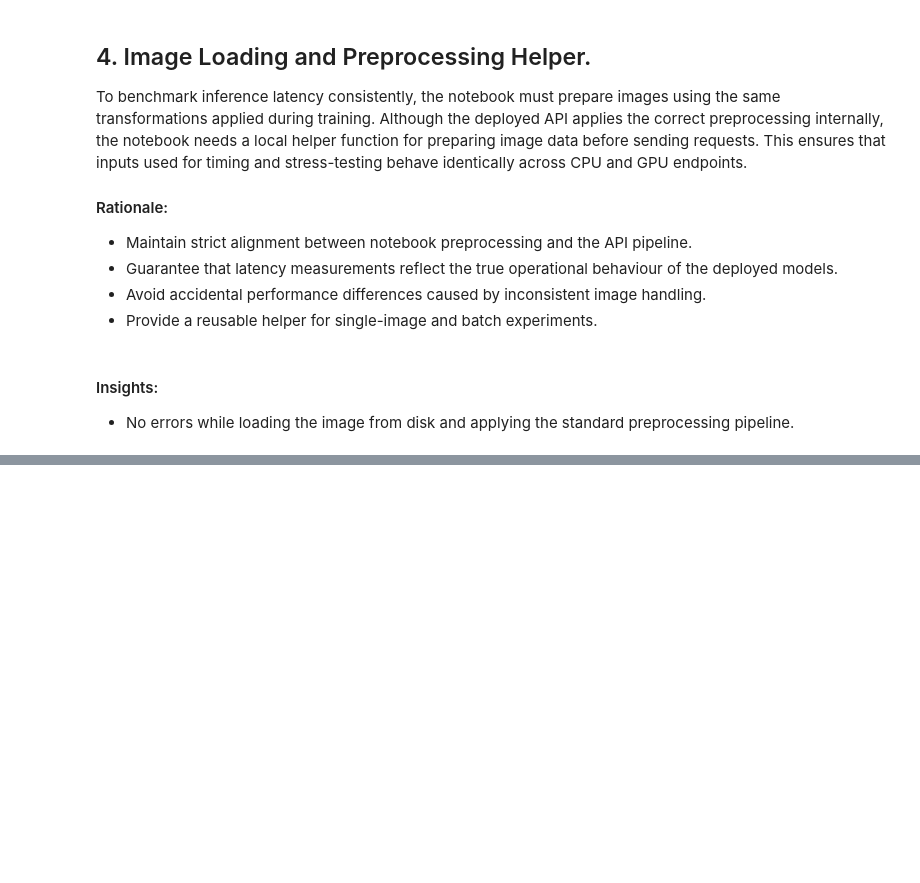
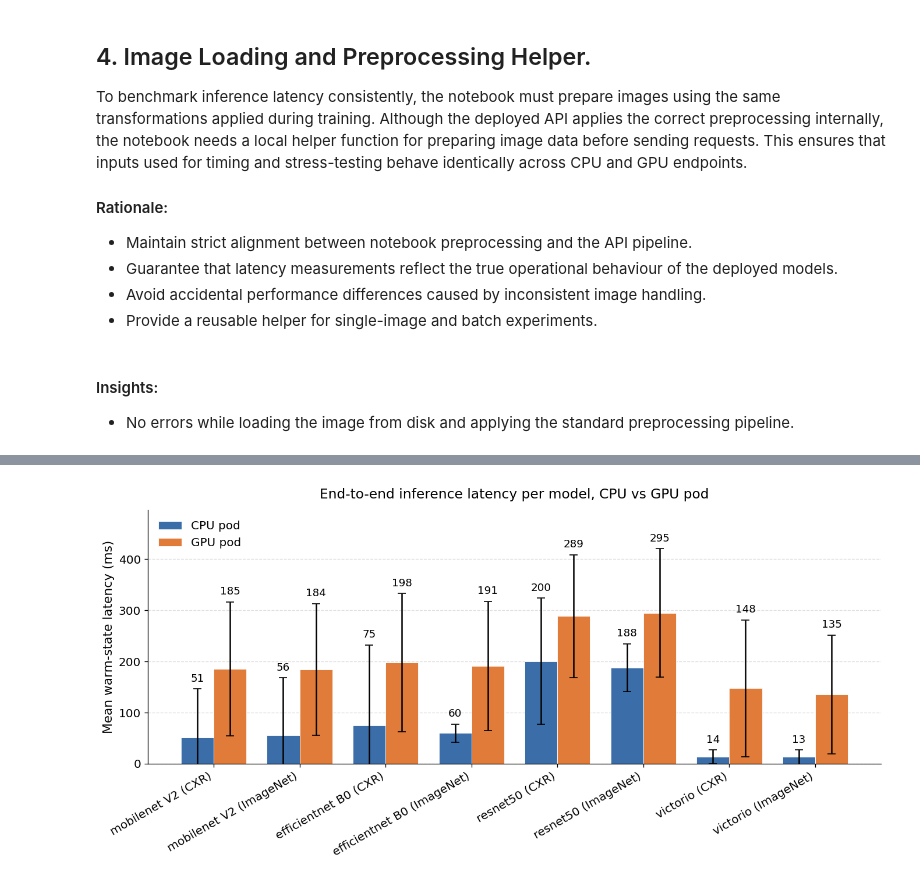
Before and after one commit to anichlabs/cxr-cnn-k8s-benchmark, a Jupyter notebook: notebooks/06_deployment_metrics.ipynb, the cells around one changed output, grey strips where cells are left out. Cells and saved outputs as stored; diff of their text form; code cells hidden in the pictures; blank space fills up the shorter version.

```diff
--- a/notebooks/06_deployment_metrics.ipynb
+++ b/notebooks/06_deployment_metrics.ipynb
@@ -304,0 +541,84 @@ Saved metrics to:
+# %%
+# 5.5. Paper figure: warm latency per model, CPU vs GPU.
+# Grouped bar chart with error bars. Each model has two bars (CPU and
+# GPU) so the inversion is visually immediate. Error bar = standard
+# deviation across warm requests. Y-axis clipped at 0 because latency
+# cannot be negative.
+
+import matplotlib.pyplot as plt
+
+# Re-shape for plotting: one row per model, columns for cpu/gpu means and stds.
+plot_df = summary.pivot(index="model", columns="backend",
+                        values=["warm_mean_ms", "warm_std_ms"])
+plot_df = plot_df.loc[MODELS]  # enforce architecture order
+
+cpu_means = plot_df[("warm_mean_ms", "cpu")].values
+cpu_stds  = plot_df[("warm_std_ms",  "cpu")].values
+gpu_means = plot_df[("warm_mean_ms", "gpu")].values
+gpu_stds  = plot_df[("warm_std_ms",  "gpu")].values
+
+x = np.arange(len(MODELS))
+bar_w = 0.38
+
+fig, ax = plt.subplots(figsize=(11.5, 5.6), dpi=120)
+
+bars_cpu = ax.bar(x - bar_w/2, cpu_means, bar_w,
+                  yerr=cpu_stds, capsize=4,
+                  color="#3b6ea8", label="CPU pod",
+                  edgecolor="white", linewidth=0.5)
+bars_gpu = ax.bar(x + bar_w/2, gpu_means, bar_w,
+                  yerr=gpu_stds, capsize=4,
+                  color="#e07b39", label="GPU pod",
+                  edgecolor="white", linewidth=0.5)
+
+# Pretty model labels for the x-axis.
+def pretty(m: str) -> str:
+    return (m.replace("_", " ")
+             .replace("v2", "V2")
+             .replace("b0", "B0")
+             .replace("imagenet", "(ImageNet)")
+             .replace("cxr", "(CXR)"))
+
+ax.set_xticks(x)
+ax.set_xticklabels([pretty(m) for m in MODELS],
+                   rotation=30, ha="right", fontsize=12)
+ax.tick_params(axis="y", labelsize=12)
+ax.set_ylabel("Mean warm-state latency (ms)", fontsize=13)
+ax.set_title("End-to-end inference latency per model, CPU vs GPU pod",
+             fontsize=14, pad=12)
+ax.legend(frameon=False, loc="upper left", fontsize=12)
+
+# Light horizontal grid for readability.
+ax.yaxis.grid(True, linestyle="--", alpha=0.4)
+ax.set_axisbelow(True)
+ax.spines["top"].set_visible(False)
+ax.spines["right"].set_visible(False)
+
+# Compute headroom for annotations and clip y-axis at zero.
+all_top = np.concatenate([cpu_means + cpu_stds, gpu_means + gpu_stds])
+y_top = float(np.nanmax(all_top))
+ax.set_ylim(0, y_top * 1.18)   # 18% headroom for the larger labels
+
+# Annotate each bar above its top whisker.
+def annotate_above(rects, means, stds):
+    for rect, m, s in zip(rects, means, stds):
+        top = m + s
+        ax.annotate(f"{m:.0f}",
+                    xy=(rect.get_x() + rect.get_width() / 2, top),
+                    xytext=(0, 5), textcoords="offset points",
+                    ha="center", va="bottom",
+                    fontsize=11, fontweight="medium")
+
+annotate_above(bars_cpu, cpu_means, cpu_stds)
+annotate_above(bars_gpu, gpu_means, gpu_stds)
+
+plt.tight_layout()
+
+# Save figure for the paper.
+fig_path = project_root / "reports" / "figures" / "k8s_latency_per_model.png"
+fig_path.parent.mkdir(parents=True, exist_ok=True)
+fig.savefig(fig_path, dpi=200, bbox_inches="tight")
+print(f"Figure saved: {fig_path}")
+
+plt.show()
+# %% [output]
@@ -305,2 +626,3 @@ Saved metrics to:
+[figure, added]
 # %% [markdown]
 ## Conclusion:
```
Also changed, not shown: parts of 15 cells of this notebook, 3 other files.
